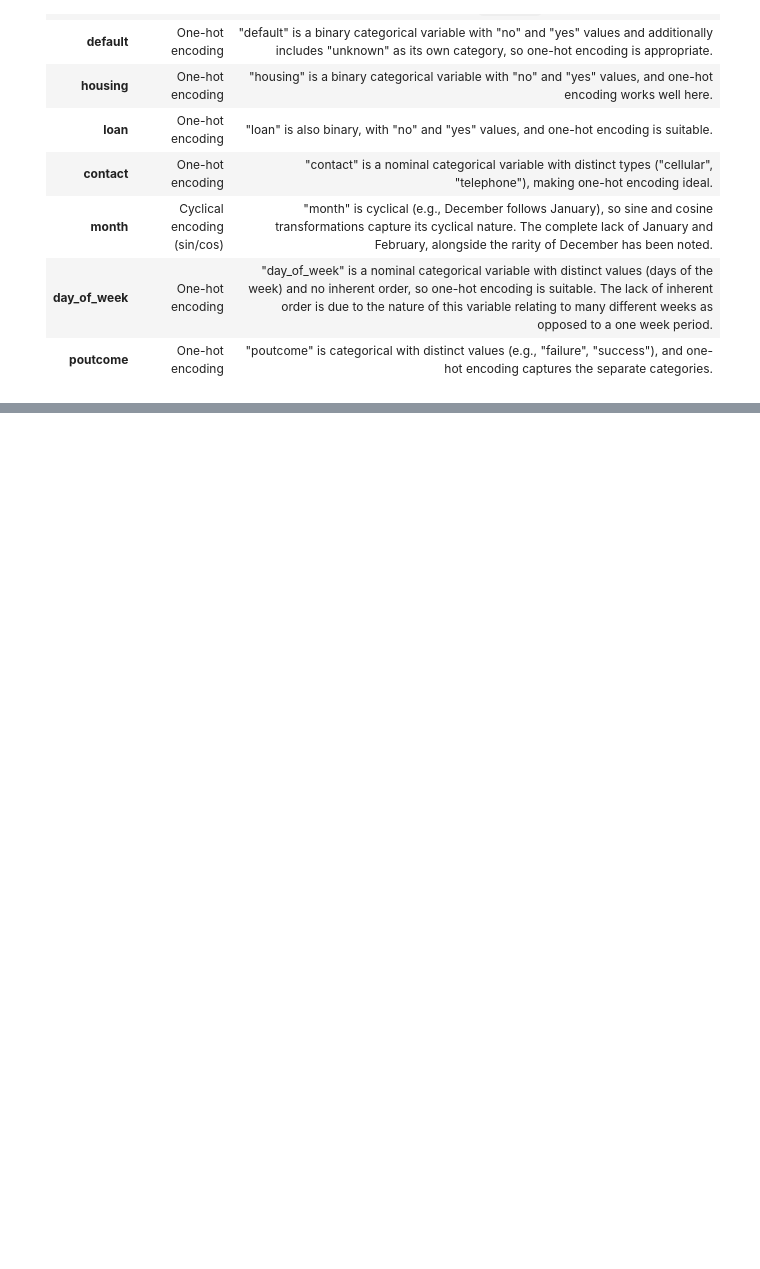
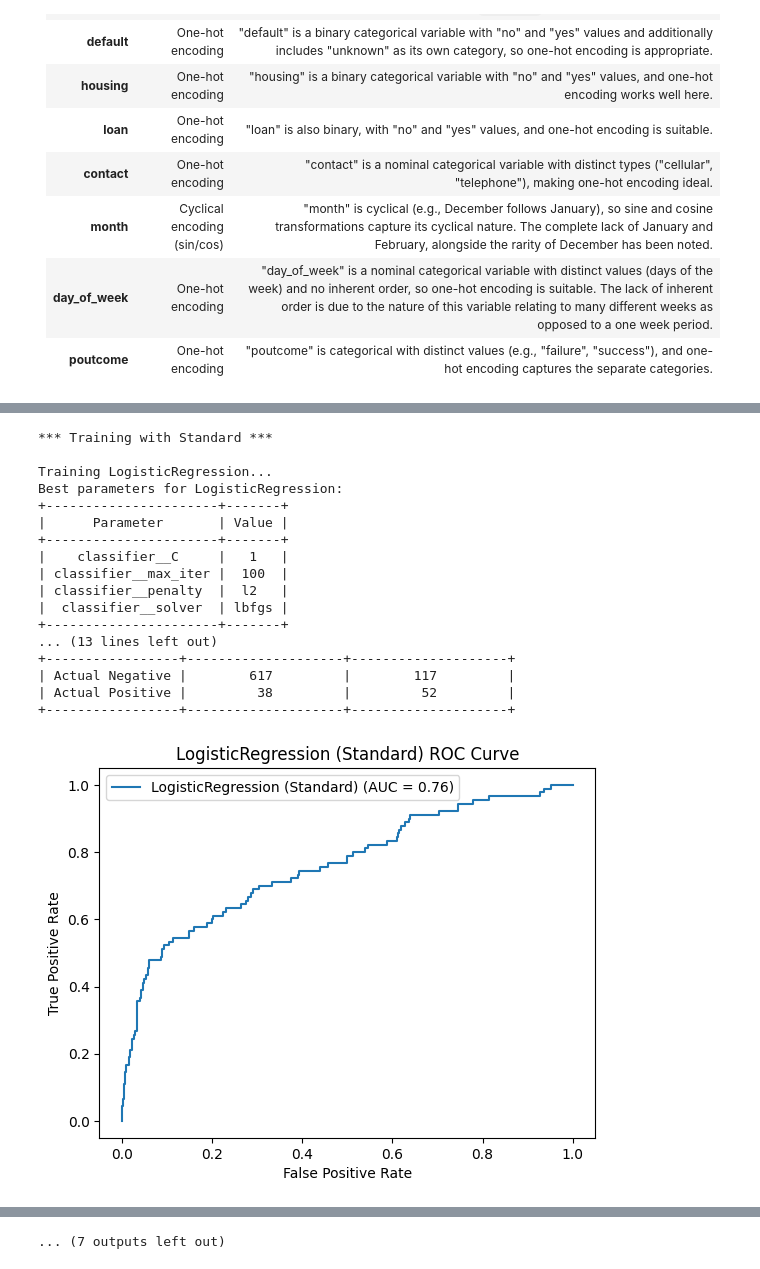
Before and after one commit to yux3ll/TermProject, a Jupyter notebook: ada442TermProject.ipynb, the cells around one changed output, grey strips where cells are left out. Drawn from its saved outputs; the diff is of its cells as text; code cells hidden in the pictures; blank space fills up the shorter version.

```diff
--- a/ada442TermProject.ipynb
+++ b/ada442TermProject.ipynb
@@ -343,0 +485,69 @@ print(f"Best F1 Score: {best_f1_score:.4f}")
+# %%
+# Best model tracking
+best_model = None
+best_f1_score = 0
+best_model_name = ""
+best_strategy = ""
+
+# Train and evaluate for each sampling strategy and model
+for strategy_name, sampler in sampling_strategies.items():
+    print(f"\n*** Training with {strategy_name} ***")
+    for model_name, model in models.items():
+        print(f"\nTraining {model_name}...")
+
+        # Create pipeline
+        pipeline = Pipeline([
+            ('sampler', sampler),
+            ('classifier', model)
+        ])
+
+        # Grid search for best hyperparameters
+        grid_search = GridSearchCV(pipeline, param_grids[model_name], cv=5, scoring='f1', n_jobs=-1)
+        grid_search.fit(X_train, y_train)
+
+        # Best model and parameters
+        best_params = grid_search.best_params_
+        best_pipeline = grid_search.best_estimator_
+
+        # Print best parameters in a table
+        best_params_table = [[param, value] for param, value in best_params.items()]
+        print(f"Best parameters for {model_name}:")
+        print(tabulate(best_params_table, headers=["Parameter", "Value"], tablefmt="pretty"))
+
+        # Evaluate and visualize
+        f1 = evaluate_model(best_pipeline, X_test, y_test, f"{model_name} ({strategy_name})")
+
+        # Track best model
+        if f1 > best_f1_score:
+            best_f1_score = f1
+            best_model = best_pipeline
+            best_model_name = model_name
+            best_strategy = strategy_name
+
+# Print best model information in a table
+best_model_info = [
+    ["Best Model", best_model_name],
+    ["Best Strategy", best_strategy],
+    ["Best F1 Score", f"{best_f1_score:.4f}"]
+]
+print("\nBest Model Information:")
+print(tabulate(best_model_info, headers=["Metric", "Value"], tablefmt="pretty"))
+# %% [output]
+*** Training with Standard ***
+
+Training LogisticRegression...
+Best parameters for LogisticRegression:
++----------------------+-------+
+|      Parameter       | Value |
++----------------------+-------+
+|    classifier__C     |   1   |
+| classifier__max_iter |  100  |
+| classifier__penalty  |  l2   |
+|  classifier__solver  | lbfgs |
++----------------------+-------+
+... (13 lines left out)
++-----------------+--------------------+--------------------+
+| Actual Negative |        617         |        117         |
+| Actual Positive |         38         |         52         |
++-----------------+--------------------+--------------------+
+[figure, added]
@@ -344,3 +644,4 @@ print(f"Best F1 Score: {best_f1_score:.4f}")
+... (7 outputs left out)
 # %%
 joblib.dump(best_model, 'model.pkl')
 joblib.dump(preprocessor, 'preprocessing_pipeline.pkl')
```
Also changed, not shown: parts of 27 cells of this notebook, 6 other files.
